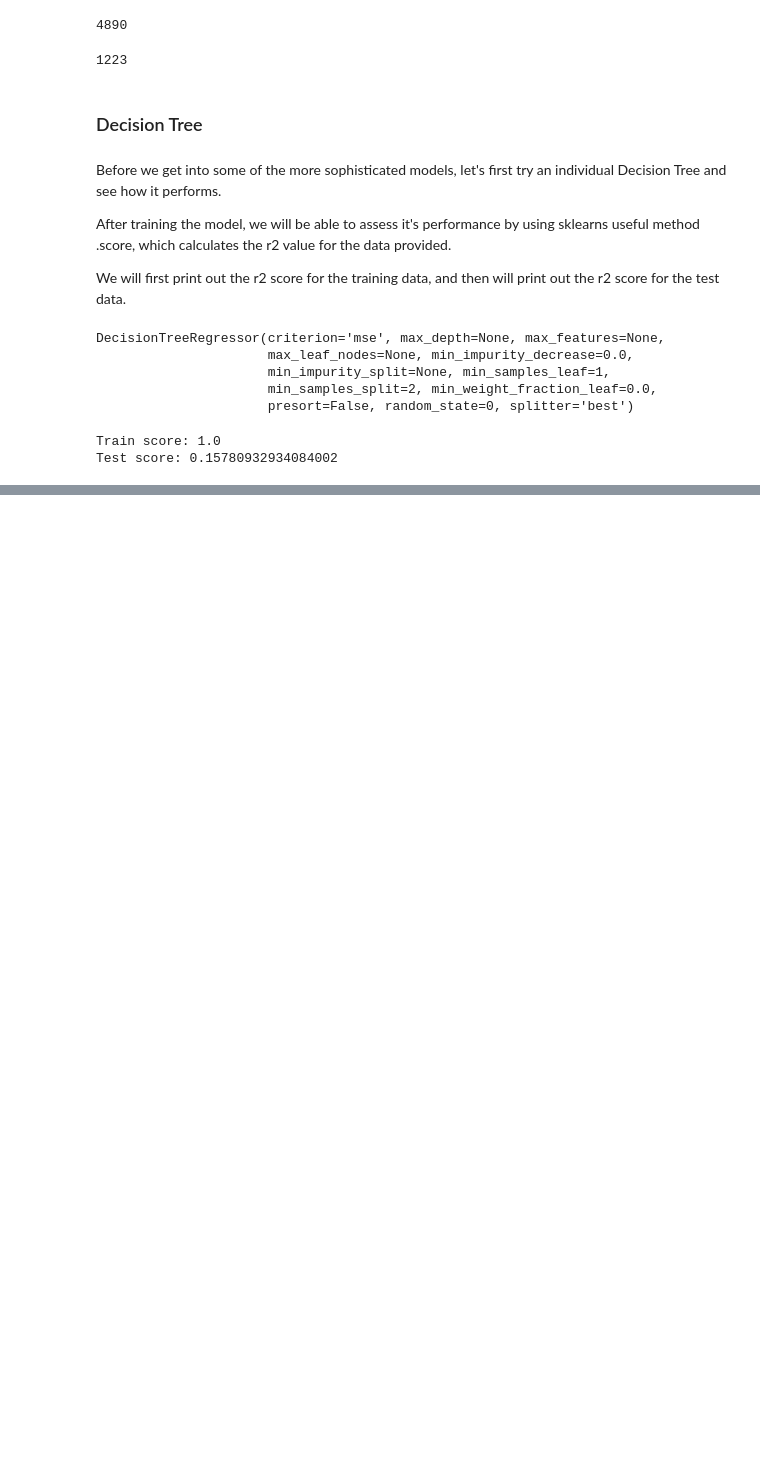
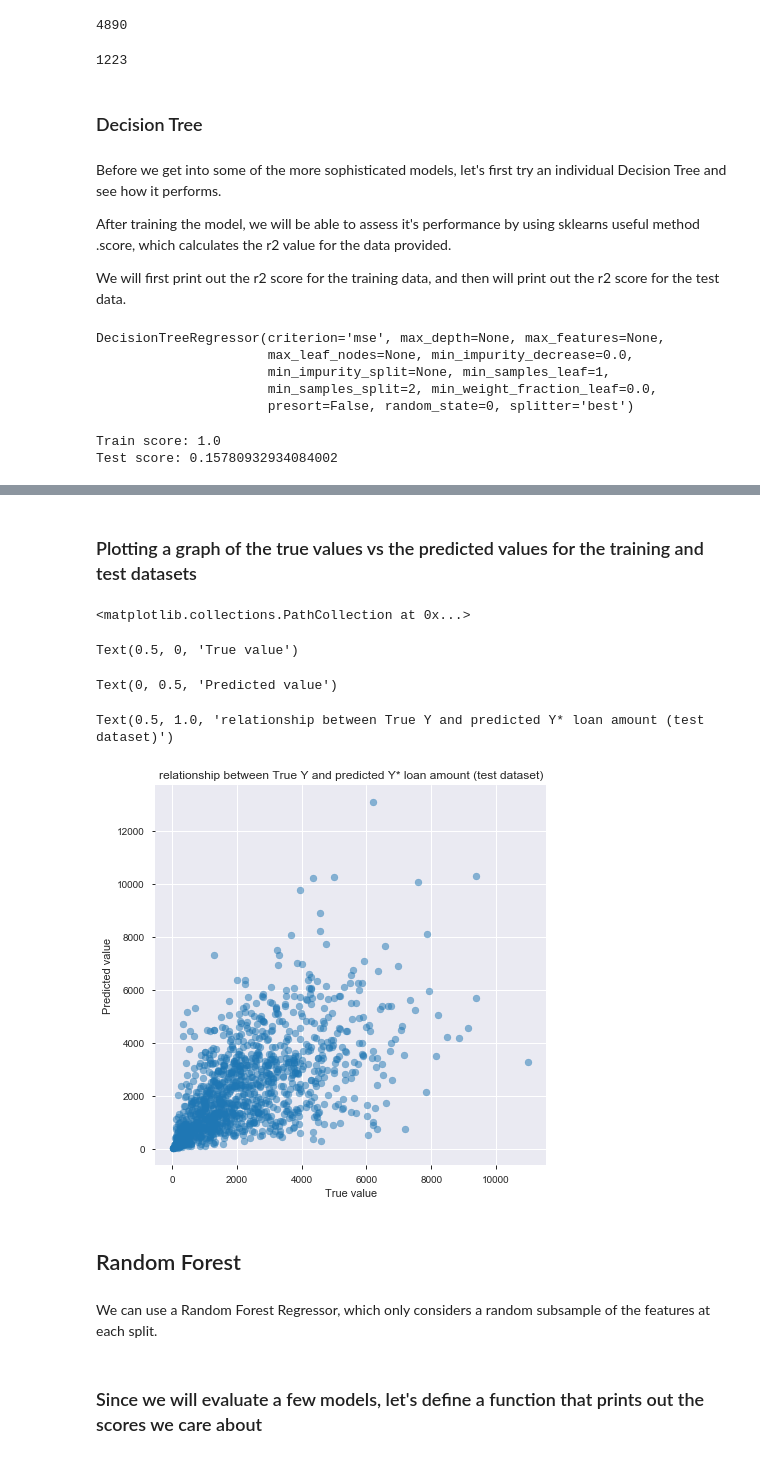
Before and after one commit to angelodavido/BIG-MART-SALES-PREDICTION, a Jupyter notebook: Random Forest Model.ipynb, the cells around one changed output, grey strips where cells are left out. Cells and saved outputs as stored; diff of their text form; code cells hidden in the pictures; blank space fills up the shorter version.

Commit message:
complete random forest

```diff
--- a/Random Forest Model.ipynb
+++ b/Random Forest Model.ipynb
@@ -116,0 +143,23 @@ Test score: 0.15780932934084002
+# %% [markdown]
+### Plotting a graph of the true values vs the predicted values for the training and test datasets
+# %%
+# plotting a grpah of the true values vs the predicted values for the training and test datasets
+dt_y_predicted_test = decision_regressor.predict(X_test)
+fig = plt.figure(figsize=(7, 7))
+plt.scatter(y_test, dt_y_predicted_test, alpha=0.5)
+plt.xlabel('True value')
+plt.ylabel('Predicted value')
+plt.title("relationship between True Y and predicted Y* loan amount (test dataset)")
+plt.show()
+# %% [output]
+<matplotlib.collections.PathCollection at 0x...>
+Text(0.5, 0, 'True value')
+Text(0, 0.5, 'Predicted value')
+Text(0.5, 1.0, 'relationship between True Y and predicted Y* loan amount (test dataset)')
+[figure, added]
+# %% [markdown]
+## Random Forest
+# %% [markdown]
+We can use a Random Forest Regressor, which only considers a random subsample of the features at each split.
+# %% [markdown]
+### Since we will evaluate a few models, let's define a function that prints out the scores we care about
```
Also changed, not shown: parts of 8 cells of this notebook.
